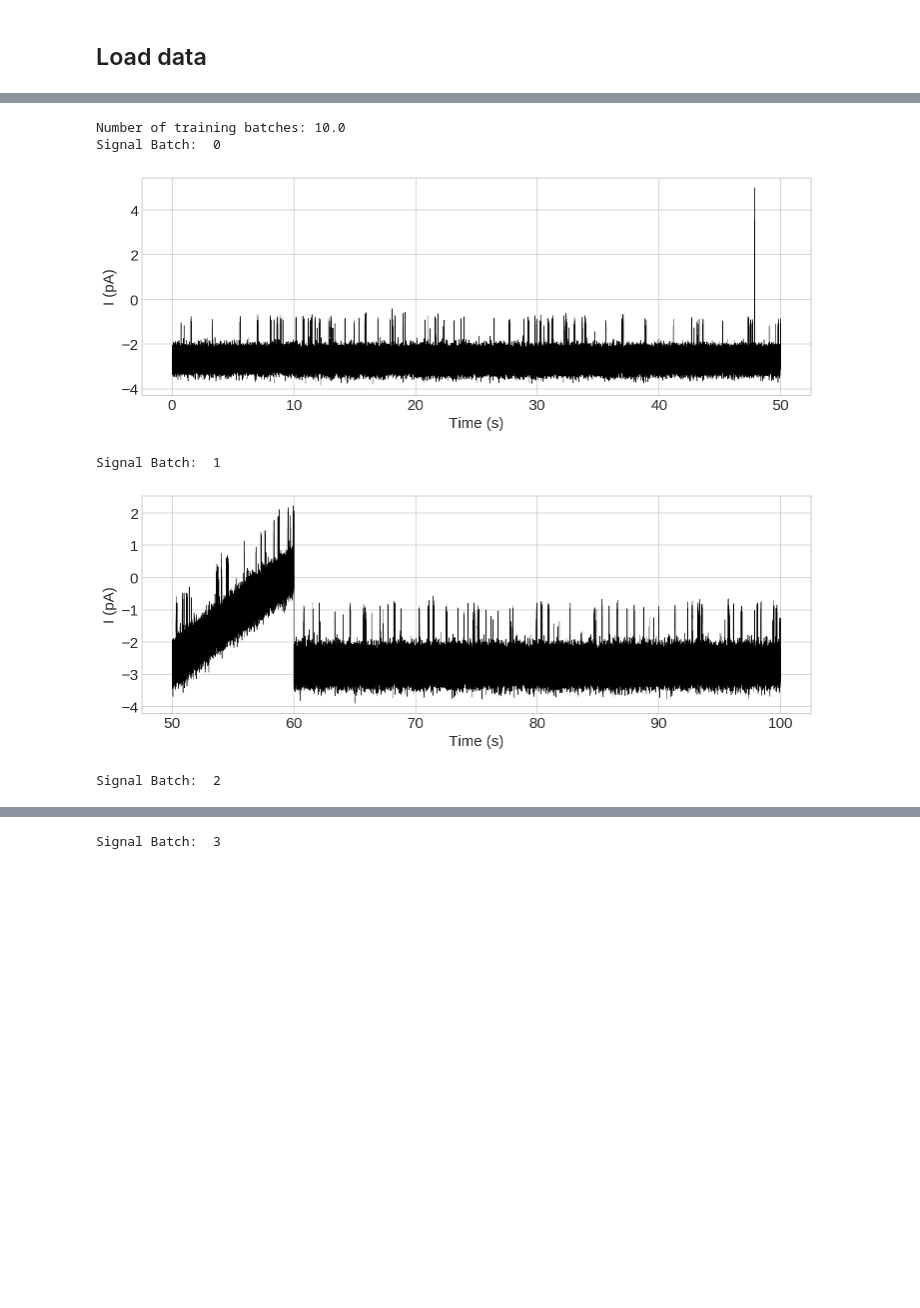
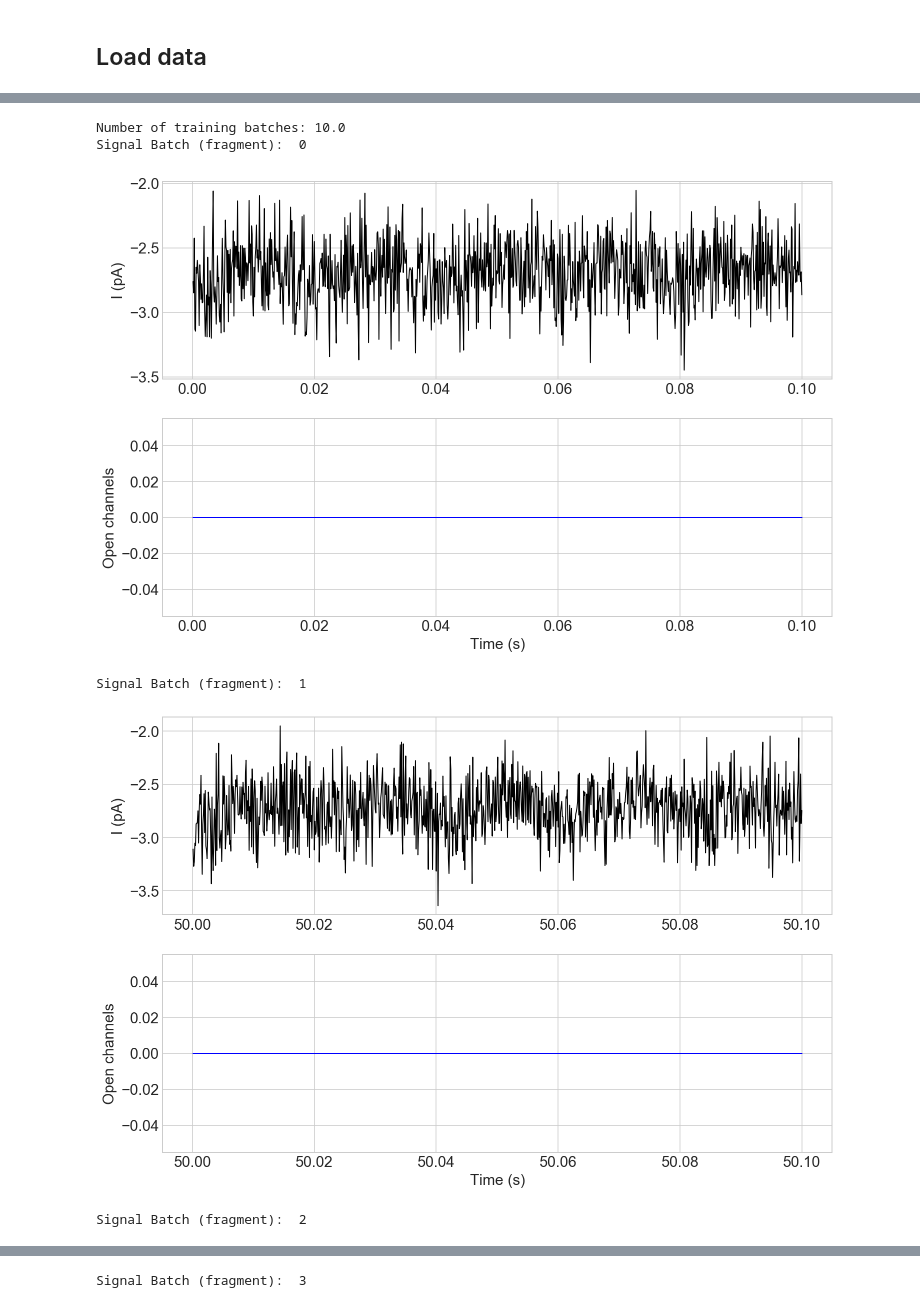
Before and after one commit to geraldgong/Kaggle_Ion, a Jupyter notebook: Features.ipynb, the cells around one changed output, grey strips where cells are left out. Cells and saved outputs as stored; diff of their text form; code cells hidden in the pictures; blank space fills up the shorter version.

```diff
--- a/Features.ipynb
+++ b/Features.ipynb
@@ -49 +50,18 @@ df_submit = pd.read_csv('./data/sample_submission.csv')
+# %%
+def read_data():
+    train = pd.read_csv('./data/train_clean_kalman.csv',
+                        dtype={
+                            'time': np.float32,
+                            'signal': np.float32,
+                            'open_channels': np.int32
+                        })
+
+    test = pd.read_csv('./data/test_clean_kalman.csv',
+                       dtype={
+                           'time': np.float32,
+                           'signal': np.float32
+                       })
+    return train, test
+
+df_train, df_test = read_data()
 # %% [markdown]
@@ -74,19 +92,26 @@ boxplot_channel(df_train)
 # %%
 print('Number of training batches:', len(df_train)/500000)
 
 for i in range(int(len(df_train)/500000)):
-    print('Signal Batch: ', i)
-    fig, ax = plt.subplots(1, 1, figsize=(12,4))
-    ax.plot(df_train['time'].iloc[i*500000:(i+1)*500000],
-            df_train['signal'].iloc[i*500000:(i+1)*500000],
-            'k', lw=0.5)
-    ax.set_xlabel('Time (s)')
-    ax.set_ylabel('I (pA)')
+    print('Signal Batch (fragment): ', i)
+    fig, ax1 = plt.subplots(2, 1, figsize=(12,8))
+    ax1[0].plot(df_train['time'].iloc[i*500000:i*500000+1000],
+            df_train['signal'].iloc[i*500000:i*500000+1000],
+            'k', lw=1)
+    ax1[0].set_xlabel('')
+    ax1[0].set_ylabel('I (pA)')
+
+    ax1[1].plot(df_train['time'].iloc[i*500000:i*500000+1000],
+                df_train['open_channels'].iloc[i*500000:i*500000+1000],
+                'b', lw=1)
+    ax1[1].set_xlabel('Time (s)')
+    ax1[1].set_ylabel('Open channels')
+
     plt.show()
 # %% [output]
 Number of training batches: 10.0
-Signal Batch:  0
+Signal Batch (fragment):  0
-[figure, old version]
+[figure, new version]
-Signal Batch:  1
+Signal Batch (fragment):  1
-[figure, old version]
+[figure, new version]
-Signal Batch:  2
+Signal Batch (fragment):  2
@@ -94 +119 @@ Signal Batch:  2
-Signal Batch:  3
+Signal Batch (fragment):  3
```
Also changed, not shown: parts of 24 cells of this notebook, 8 other files.
